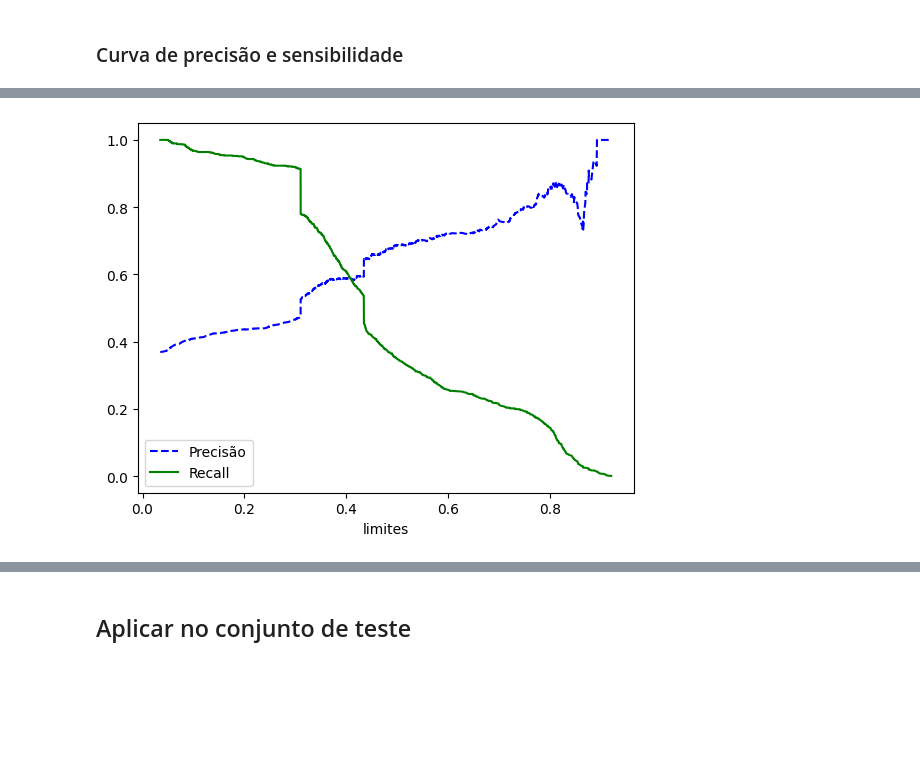
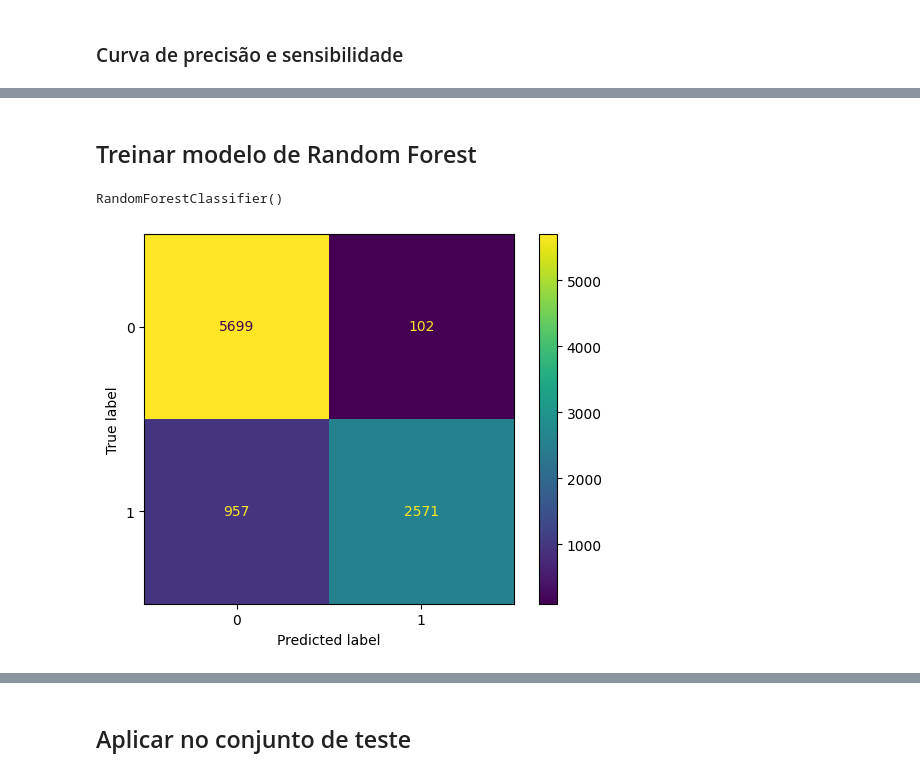
Before and after one commit to FelipeFLopes/fifa_matches_analysis, a Jupyter notebook: analise.ipynb, the cells around one changed output, grey strips where cells are left out. Saved outputs shown, nothing was run; the diff lists cells and outputs as text; code cells hidden in the pictures; blank space fills up the shorter version.

```diff
--- a/analise.ipynb
+++ b/analise.ipynb
@@ -730,12 +744,19 @@ precisions, recalls, thresholds = precision_recall_curve(y_val, y_val_pred_proba
-# %%
-def gerar_curva_pr_com_limites(precisions, recalls,thresholds):
-    plt.plot(thresholds, precisions[:-1], "b--", label="Precisão")
-    plt.plot(thresholds, recalls[:-1], "g-", label="Recall")
-    plt.xlabel("limites")
-    plt.legend()
-
-
-gerar_curva_pr_com_limites(precisions, recalls,thresholds)
-plt.show()
-# %% [output]
-[figure, removed]
+# %% [markdown]
+## Treinar modelo de Random Forest
+# %%
+random_forest = RandomForestClassifier()
+
+random_forest.fit(X_train, y_train)
+# %% [output]
+RandomForestClassifier()
+# %%
+y_pred_train = random_forest.predict(X_train)
+
+cm_train = confusion_matrix(y_train, y_pred_train)
+
+disp = ConfusionMatrixDisplay(confusion_matrix=cm_train)
+
+disp.plot()
+plt.show()
+# %% [output]
+[figure, added]
```
Also changed, not shown: parts of 18 cells of this notebook.
